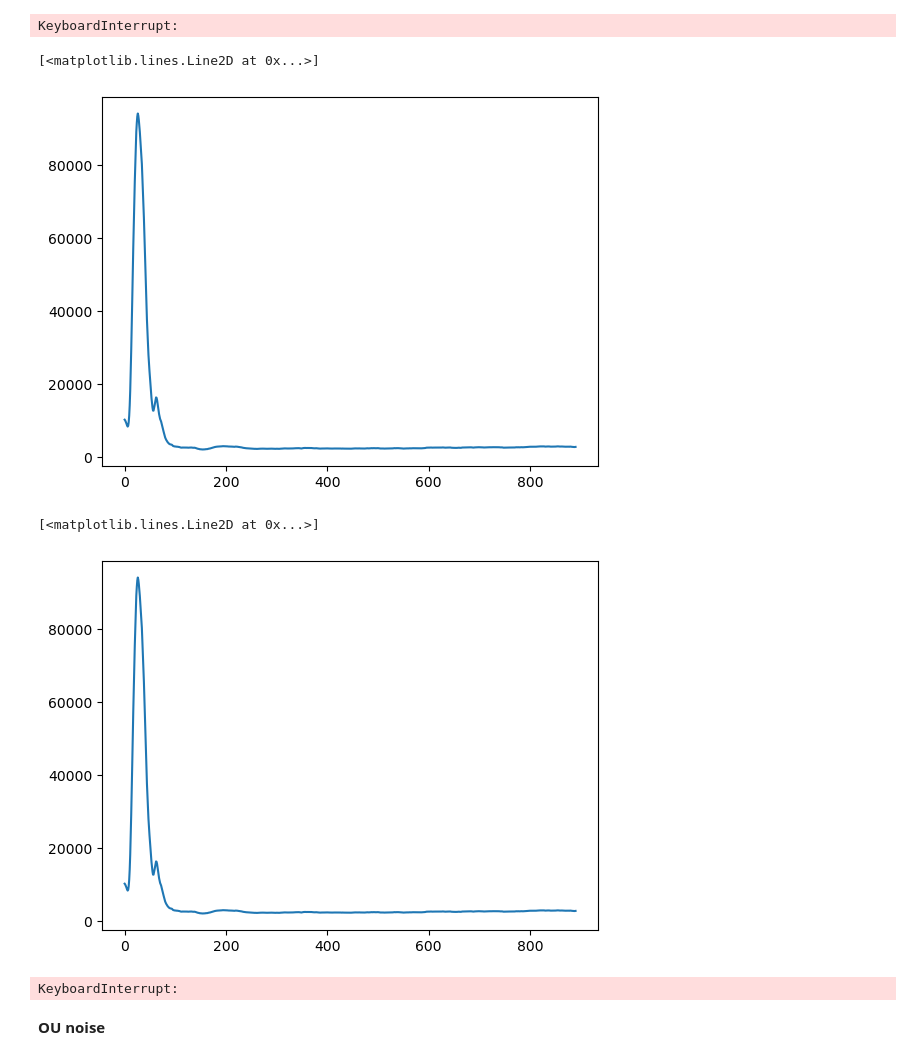
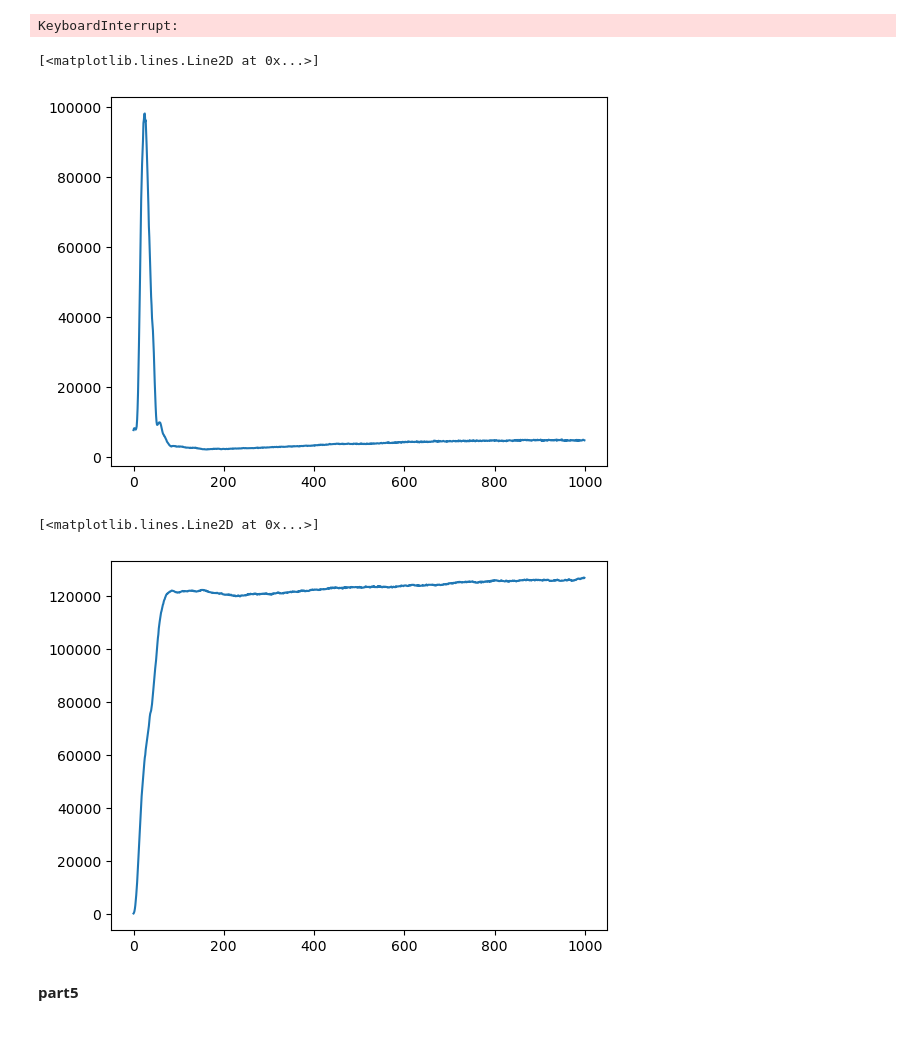
Before and after one commit to TorgemanTarak/ann_project, a Jupyter notebook: exploration.ipynb, the cells around one changed output. Cells and saved outputs as stored; diff of their text form; code cells hidden in the pictures.

```diff
--- a/exploration.ipynb
+++ b/exploration.ipynb
@@ -205,6 +205,11 @@ class Buffer:
         self.next_state_tape[index] = torch.from_numpy(sample[3])
         self.next_action_tape[index] = sample[4]
         self.num_samples += 1
+    def sample_batch(self,batch_size):
+        record_range = min(self.num_samples, self.capacity)
+        indices = torch.randint(0,record_range,size=(batch_size,))
+        return indices
+
 
 
 
@@ -492,7 +497,7 @@ class PolicyNetwork(nn.Module):
         self.activation1 = nn.ReLU()
         self.activation2 = nn.Tanh()
         #we dont want to saturate the tanh and kill the gradient too early
-        torch.nn.init.uniform_(self.fc3.weight, -0.05, 0.05)
+        #torch.nn.init.uniform_(self.fc3.weight, -0.005, 0.005)
     def forward(self,x):
         output = self.fc1(x)
         output = self.activation1(output)
@@ -501,6 +506,7 @@ class PolicyNetwork(nn.Module):
         output = self.fc3(output)
         output = self.activation2(output)
         return output
+
 class GaussianActionNoise():
     def __init__(self,sigma):
         self.sigma=sigma
@@ -509,6 +515,7 @@ class GaussianActionNoise():
         noise = torch.normal(0.0,self.sigma,action.shape).to(device)
         action = torch.clamp(noise + action,-1,1)
         return action
+
 class OUActionNoise():
     def __init__(self,sigma,theta=0.15):
         self.sigma=sigma
@@ -543,6 +550,8 @@ class DDPGAgent():
                 return self.noise.evolve_state(action)
 # %%
 from tqdm import tqdm
+
+buffer = Buffer(100000)
 
 
 critic = Qnetwork().to(device)
@@ -558,23 +567,23 @@ actor_target = PolicyNetwork().to(device)
 for param in actor_target.parameters():
         param.requires_grad = False
 EMA(actor,actor_target,1)
-agent = DDPGAgent(actor,sigma,vanilla_noise=False)
-target_agent = DDPGAgent(actor_target,sigma,False)
+agent = DDPGAgent(actor,sigma,vanilla_noise=True)
+target_agent = DDPGAgent(actor_target,sigma,True)
 
 
 episodes=1000
 batch_size=128
 lr_critic=0.0001
-lr_actor=0.0002
+lr_actor=0.0001
 beta=0.05
 gamma=0.99
 loss=torch.nn.MSELoss()
 optimizer_critic=torch.optim.Adam(critic.parameters(),lr_critic)
 optimizer_actor=torch.optim.Adam(agent.model.parameters(),lr_actor)
 
-num_batches = buffer.capacity // batch_size
-permutation = torch.randperm(buffer.capacity)
-batches = torch.chunk(permutation[:num_batches * batch_size], num_batches)
+#num_batches = buffer.capacity // batch_size
+#permutation = torch.randperm(buffer.capacity)
+#batches = torch.chunk(permutation[:num_batches * batch_size], num_batches)
 # %%
 def train_one_batch_a2c(critic,critic_target,agent,target_agent,buffer,indexes):
 
@@ -649,7 +658,7 @@ for e in tqdm(range(episodes)):
         buffer.add(sample)
 
 
-        batches_indexes=batches[t%len(batches)]
+        batches_indexes=buffer.sample_batch(batch_size)
         step_loss_critic, step_loss_actor = train_one_batch_a2c(critic,critic_target,agent,target_agent,buffer,batches_indexes)
         episodic_loss_critic+=step_loss_critic
         episodic_loss_actor+=step_loss_actor
@@ -669,15 +678,15 @@ y=losses_critic
 plt.plot(x,y)
 # %% [output]
 [<matplotlib.lines.Line2D at 0x...>]
-[figure, old version]
+[figure, new version]
 # %%
 import matplotlib.pyplot as plt
 x=list(range(len(losses_actor)))
-y=losses_critic
+y=losses_actor
 plt.plot(x,y)
 # %% [output]
 [<matplotlib.lines.Line2D at 0x...>]
-[figure, old version]
+[figure, new version]
 # %%
 # Create the Pendulum environment
 env = NormalizedEnv(gym.make('Pendulum-v1',render_mode="human"))
@@ -687,7 +696,7 @@ env = NormalizedEnv(gym.make('Pendulum-v1',render_mode="human"))
 state = env.reset()
 average_total_reward = 0
 # Run the simulation for 10 time steps
-for e in range(num_episodes):
+for e in range(5):
     state = env.reset()[0]
     total_reward = 0
     for t in range(num_step):
@@ -703,13 +712,11 @@ for e in range(num_episodes):
     # Close the environment
     average_total_reward+=total_reward/num_episodes
 env.close()
-# %% [output]
-KeyboardInterrupt:
 # %%
 import pygame
 pygame.display.quit()
 pygame.quit()
 # %% [markdown]
-**OU noise**
+**part5**
 # %%
 from tqdm import tqdm
```
Also changed, not shown: parts of 9 cells of this notebook, 2 other files.
